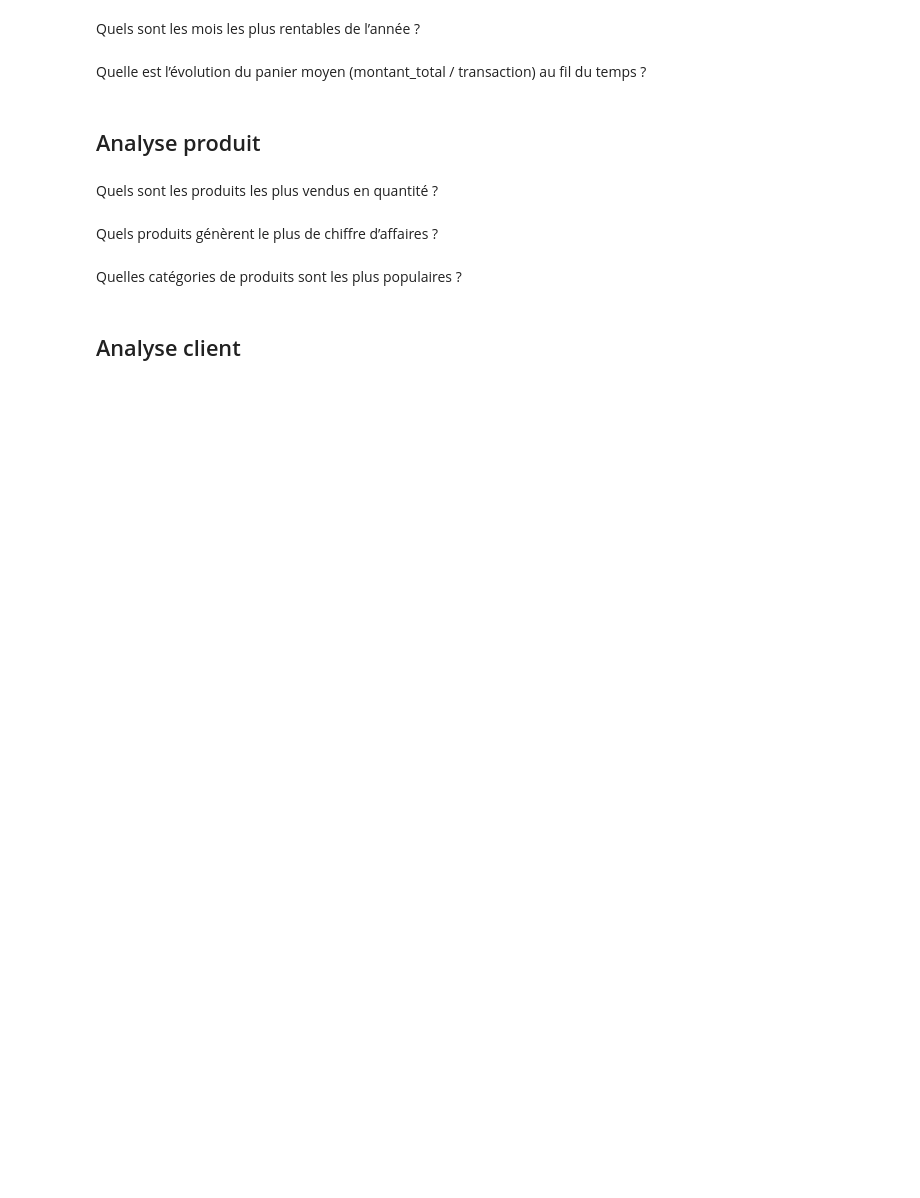
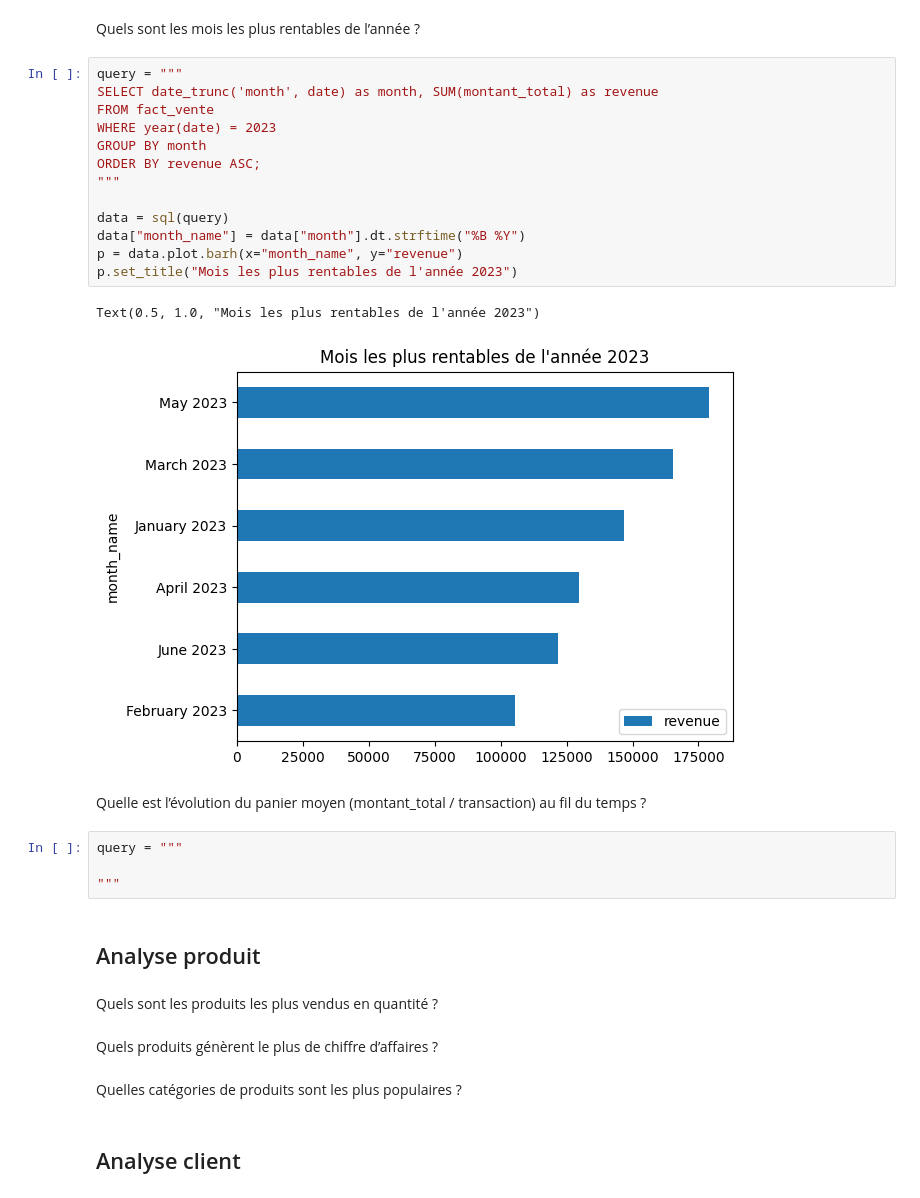
Before and after one commit to thomas-lefloch/spark_dbt, a Jupyter notebook: data_cleaning.ipynb, the cells around one changed output. Cells and saved outputs as stored; diff of their text form; blank space fills up the shorter version.

Commit message:
mois les plus rentables

```diff
--- a/data_cleaning.ipynb
+++ b/data_cleaning.ipynb
@@ -334,7 +354,27 @@ Quel est le chiffre d’affaires mensuel de la boutique ?
 # %% [markdown]
 Quels sont les mois les plus rentables de l’année ?
+# %%
+query = """
+SELECT date_trunc('month', date) as month, SUM(montant_total) as revenue
+FROM fact_vente
+WHERE year(date) = 2023
+GROUP BY month
+ORDER BY revenue ASC;
+"""
+
+data = sql(query)
+data["month_name"] = data["month"].dt.strftime("%B %Y")
+p = data.plot.barh(x="month_name", y="revenue")
+p.set_title("Mois les plus rentables de l'année 2023")
+# %% [output]
+Text(0.5, 1.0, "Mois les plus rentables de l'année 2023")
+[figure, added]
 # %% [markdown]
 Quelle est l’évolution du panier moyen (montant_total / transaction) au fil du temps ?
+# %%
+query = """
+
+"""
 # %% [markdown]
 ## Analyse produit
 # %% [markdown]
```
Also changed, not shown: parts of 5 cells of this notebook, 1 other file.
